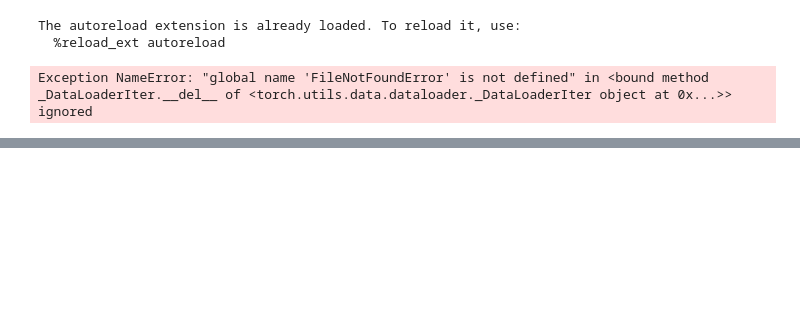
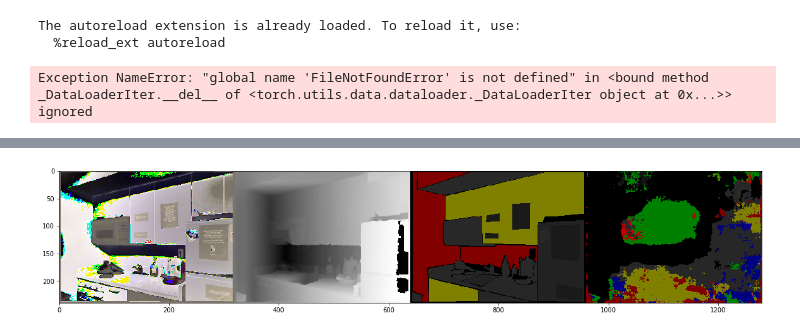
Before and after one commit to JustWon/MyFuseNet, a Jupyter notebook: Research_Notes/20180720 inference test.ipynb, the cells around one changed output, grey strips where cells are left out. Cells and saved outputs as stored; diff of their text form; code cells hidden in the pictures; blank space fills up the shorter version.

```diff
--- a/Research_Notes/20180720 inference test.ipynb
+++ b/Research_Notes/20180720 inference test.ipynb
@@ -58,0 +92,3 @@ data_visualizer.visualize_all(rgb_inputs[idx], d_inputs[idx], labels[idx], label
+# %%
+# it should be 40!
+model = FuseNet(40).cuda()
@@ -58,0 +114,7 @@ data_visualizer.visualize_all(rgb_inputs[idx], d_inputs[idx], labels[idx], label
+# %%
+data_visualizer = DataVisualizer()
+# %%
+idx = 1
+data_visualizer.visualize_all(rgb_inputs[idx], d_inputs[idx], labels[idx], label_results[idx])
+# %% [output]
+[figure, added]
```
Also changed, not shown: parts of 14 cells of this notebook, 5 other files.
